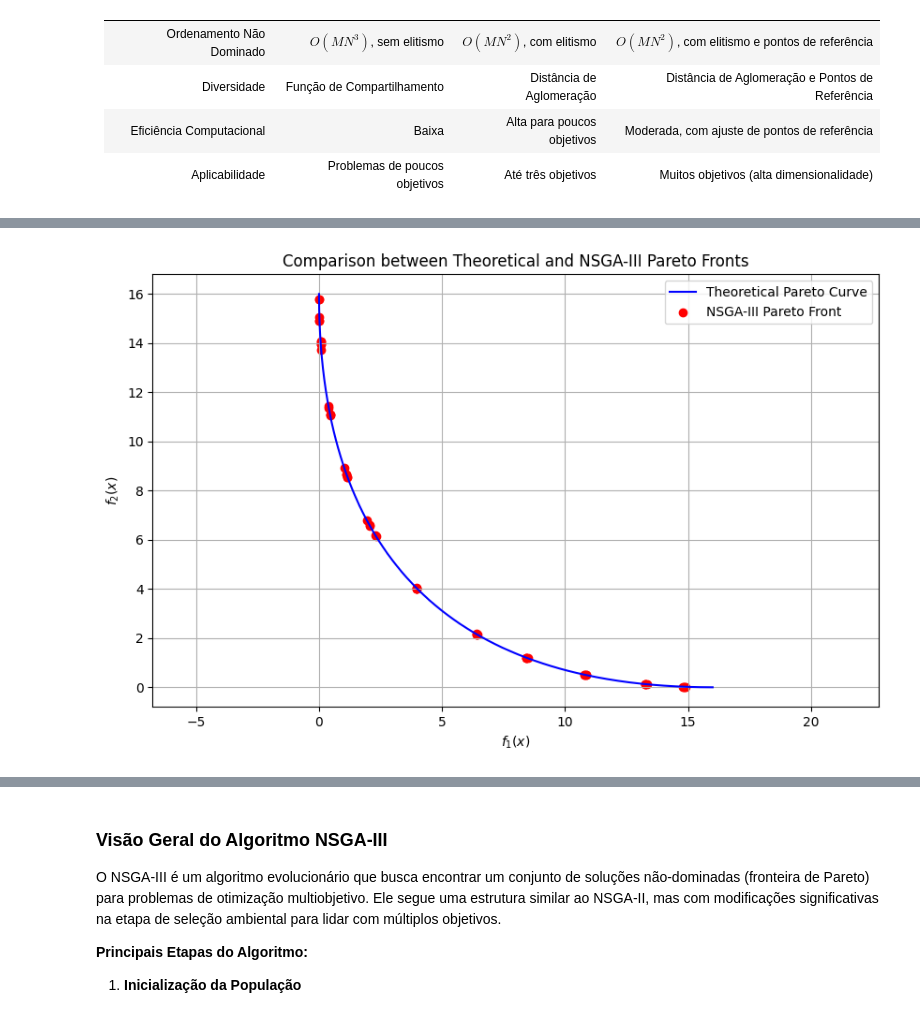
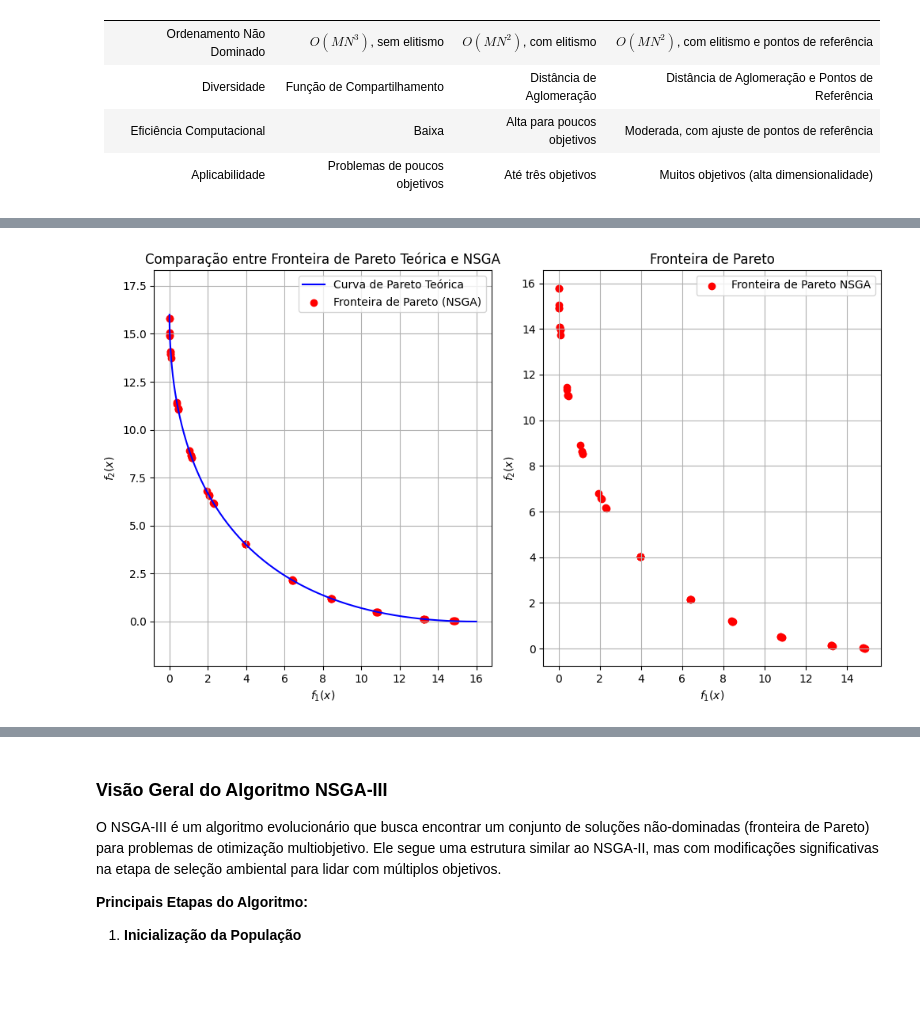
Before and after one commit to JunioCesarFerreira/NSGA-Studies, a Jupyter notebook: notebooks/basic/nsga-initial-study.ipynb, the cells around one changed output, grey strips where cells are left out. Cells and saved outputs as stored; diff of their text form; code cells hidden in the pictures; blank space fills up the shorter version.

Commit message:
update: Adjustment nsga-initial-study nb

```diff
--- a/notebooks/basic/nsga-initial-study.ipynb
+++ b/notebooks/basic/nsga-initial-study.ipynb
@@ -448,10 +450,3 @@ Vamos aplicar o NSGA ao exemplo discutido anteriormente ($f_1(x)$ e $f_2(x)$).
 ### Implementação NSGA-II para o exemplo com duas funções
 # %% [markdown]
 Funções do exemplo $f_1(x)=(x-2)^2$ e $f_2(x)=(x+2)^2$
-# %%
-# Funções de avaliação
-def f1(x):
-    return (x - 2)**2
-
-def f2(x):
-    return (x + 2)**2
@@ -985,21 +615,11 @@ As diferenças entre as três versões refletem a evolução no desenvolvimento
 # %%
 import numpy as np
 import random
-import matplotlib.pyplot as plt
 from collections import defaultdict
 
 # Set random seed for reproducibility
 random.seed(42)
 np.random.seed(42)
-
-# Objective functions
-def f1(x):
-    """Objective function 1"""
-    return (x - 2) ** 2
-
-def f2(x):
-    """Objective function 2"""
-    return (x + 2) ** 2
 
 # Population initialization
 def initialize_population(size, bounds):
@@ -1226,22 +846,4 @@ def nsga3(pop_size, generations, bounds, base_mutation_rate=0.1, divisions=4):
     pareto_front = [objectives[i] for i in fronts[0]]
     pareto_front.sort()
 
-    # Theoretical Pareto curve
-    x_theoretical = np.linspace(-2, 2, 500)
-    f1_theoretical = f1(x_theoretical)
-    f2_theoretical = f2(x_theoretical)
-
-    # Plotting the results
-    plt.figure(figsize=(10, 6))
-    plt.plot(f1_theoretical, f2_theoretical, label="Theoretical Pareto Curve", color="blue")
-    plt.scatter(*zip(*pareto_front), label="NSGA-III Pareto Front", color="red")
-    plt.title("Comparison between Theoretical and NSGA-III Pareto Fronts")
-    plt.xlabel("$f_1(x)$")
-    plt.ylabel("$f_2(x)$")
-    plt.legend()
-    plt.axis("equal")
-    plt.grid()
-    plt.show()
-
-# Run NSGA-III
-nsga3(pop_size=50, generations=10, bounds=(-5, 5), divisions=10)
+    return pareto_front
@@ -1250,7 +857,9 @@ nsga3(pop_size=50, generations=10, bounds=(-5, 5), divisions=10)
 # %%
 # Run NSGA-III 20 genarations
-nsga3(pop_size=50, generations=20, bounds=(-5, 5), divisions=10)
+sol3 = nsga3(pop_size=50, generations=20, bounds=(-5, 5), divisions=10)
+
+plot(sol3)
 # %% [output]
-[figure, old version]
+[figure, new version]
 # %%
 # Run NSGA-III 30 generations
```
Also changed, not shown: parts of 23 cells of this notebook.
